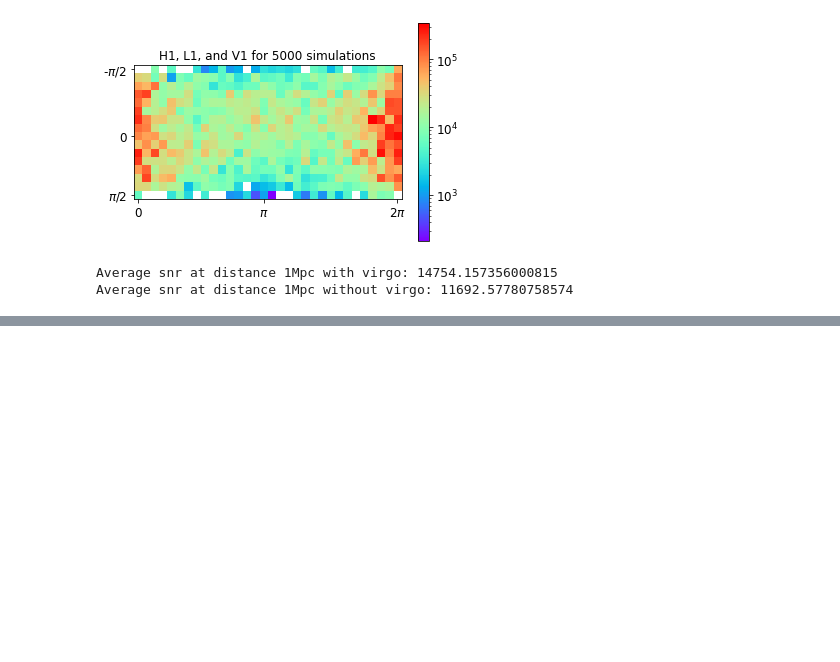
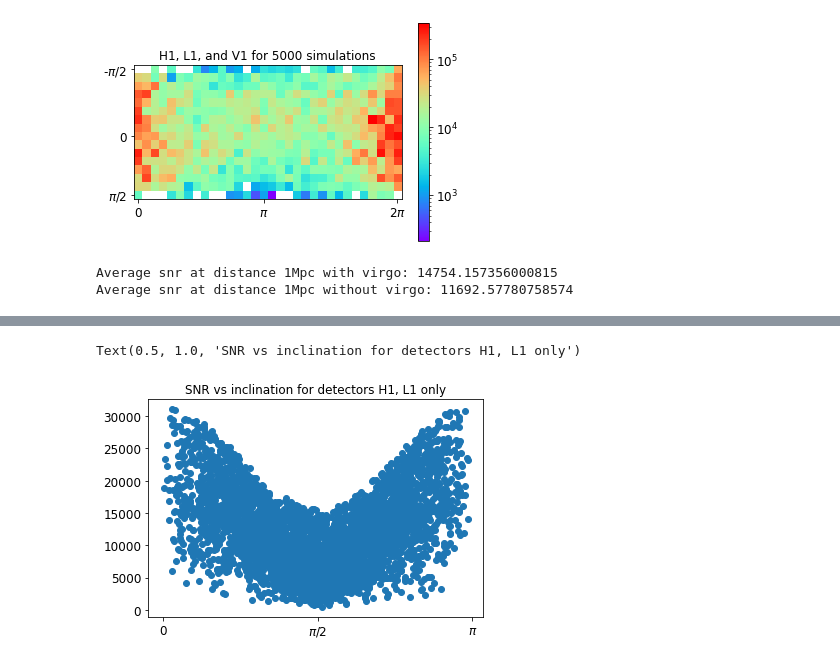
Before and after one commit to danielahyano/ligo-summer-2022, a Jupyter notebook: time-volume.ipynb, the cells around one changed output, grey strips where cells are left out. Cells and saved outputs as stored; diff of their text form; code cells hidden in the pictures; blank space fills up the shorter version.

```diff
--- a/time-volume.ipynb
+++ b/time-volume.ipynb
@@ -296,0 +304,7 @@ Average snr at distance 1Mpc without virgo: 11692.57780758574
+# %%
+pylab.scatter(theta_jn_lst, snr_lst)
+pylab.xticks([0, np.pi/2, np.pi], ['0', '$\pi$/2', '$\pi$' ])
+pylab.title("SNR vs inclination for detectors H1, L1 only")
+# %% [output]
+Text(0.5, 1.0, 'SNR vs inclination for detectors H1, L1 only')
+[figure, added]
```
Also changed, not shown: parts of 1 cell of this notebook.
